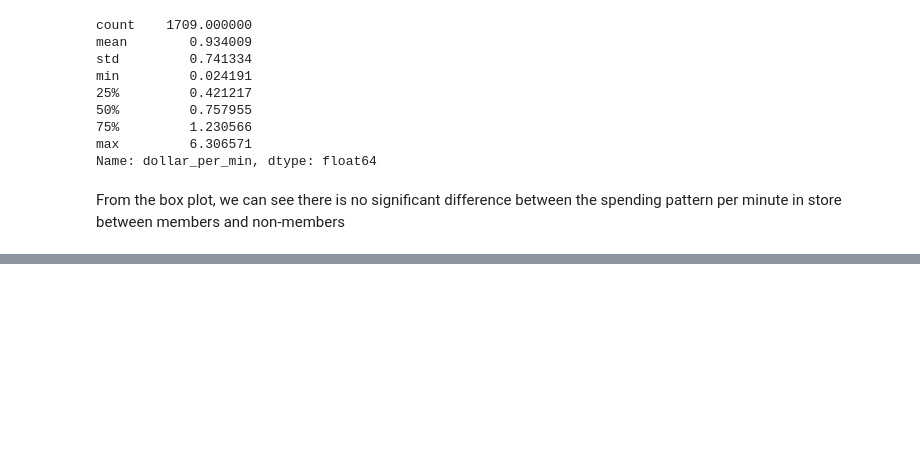
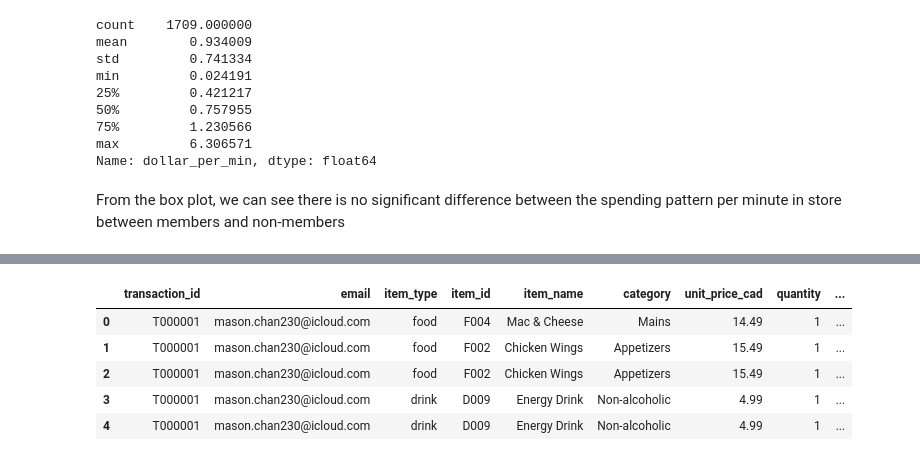
Before and after one commit to ringrongree/calian-casecomp, a Jupyter notebook: loyalty_program_effectiveness.ipynb, the cells around one changed output, grey strips where cells are left out. Cells and saved outputs as stored; diff of their text form; code cells hidden in the pictures; blank space fills up the shorter version.

```diff
--- a/loyalty_program_effectiveness.ipynb
+++ b/loyalty_program_effectiveness.ipynb
@@ -308,0 +320,11 @@ From the box plot, we can see there is no significant difference between the spe
+# %%
+loyalty_identifier = allCustomers[['email','loyalty_enrolled']]
+order_details_loyaltyID = pd.merge(order_details, loyalty_identifier, on=key, how='left', indicator=False)
+order_details_loyaltyID.head()
+# %% [output]
+|  | transaction_id | email | item_type | item_id | item_name | category | unit_price_cad | quantity | ... |
+| 0 | T000001 | mason.chan230@icloud.com | food | F004 | Mac & Cheese | Mains | 14.49 | 1 | ... |
+| 1 | T000001 | mason.chan230@icloud.com | food | F002 | Chicken Wings | Appetizers | 15.49 | 1 | ... |
+| 2 | T000001 | mason.chan230@icloud.com | food | F002 | Chicken Wings | Appetizers | 15.49 | 1 | ... |
+| 3 | T000001 | mason.chan230@icloud.com | drink | D009 | Energy Drink | Non-alcoholic | 4.99 | 1 | ... |
+| 4 | T000001 | mason.chan230@icloud.com | drink | D009 | Energy Drink | Non-alcoholic | 4.99 | 1 | ... |
```
Also changed, not shown: parts of 4 cells of this notebook.
